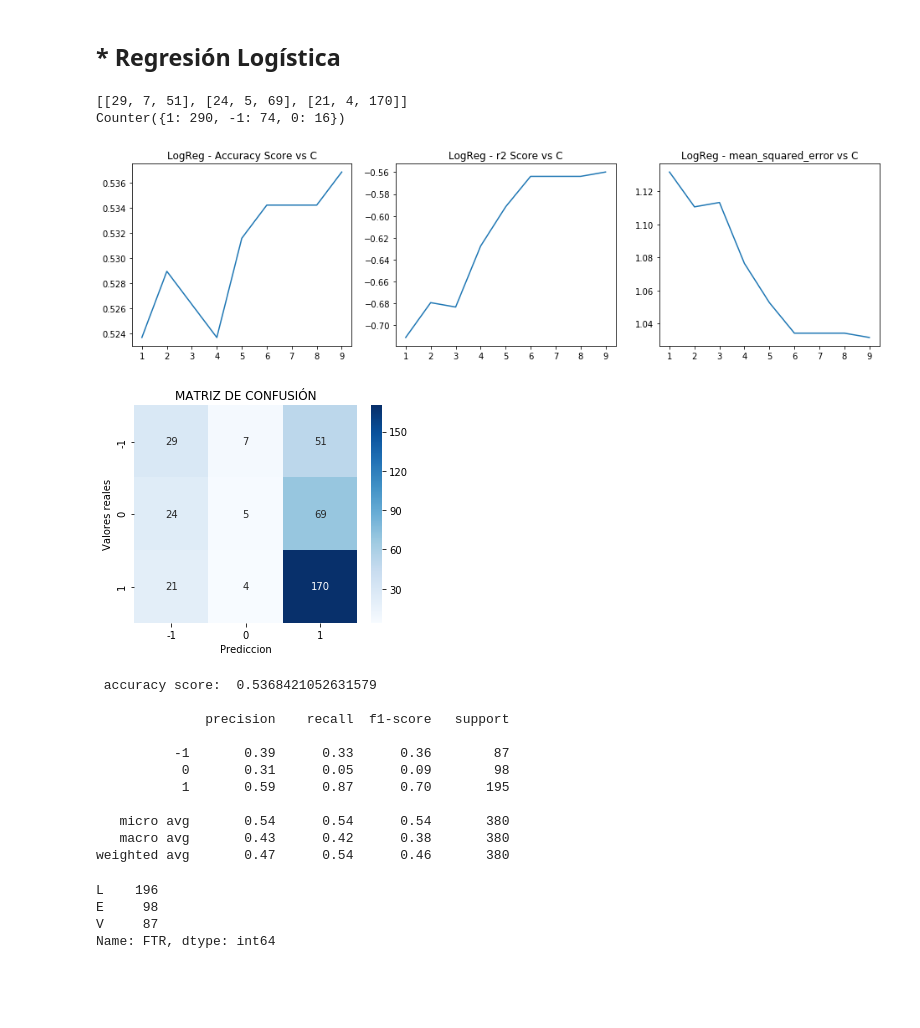
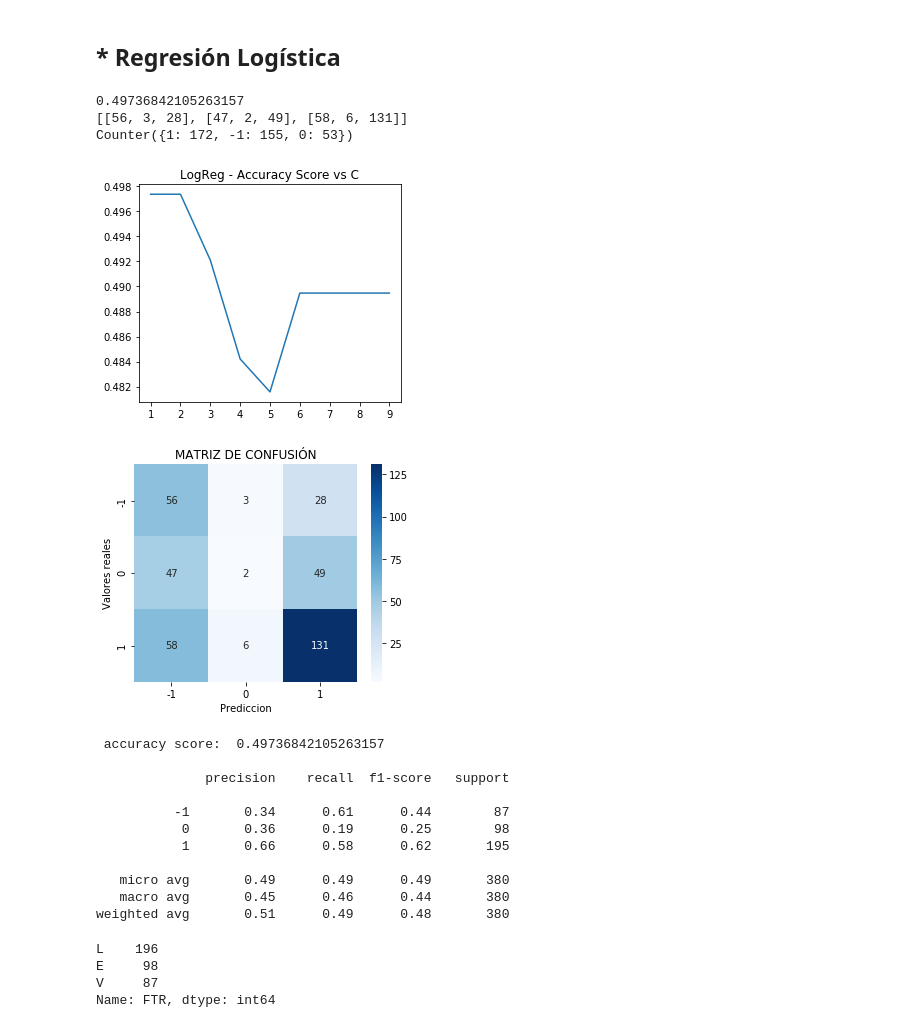
Before and after one commit to efarias04/footballPrediction, a Jupyter notebook: PrediccionFPC.ipynb, the cells around one changed output. Cells and saved outputs as stored; diff of their text form; code cells hidden in the pictures; blank space fills up the shorter version.

```diff
--- a/PrediccionFPC.ipynb
+++ b/PrediccionFPC.ipynb
@@ -660,7 +704,7 @@ scores_logreg_mes = []
 cs = [0.01,0.02,0.1,0.5,1,3,4,5,10]
 
 for c in cs:
-    clf_logreg = LogisticRegression(C=c,solver='lbfgs',multi_class='multinomial', max_iter=500)
+    clf_logreg = LogisticRegression(C=c,solver='lbfgs',multi_class='multinomial', max_iter=500, class_weight='balanced')
     clf_logreg.fit(x_DATA_TRAIN, Y_DATA_TRAIN.values.ravel())
     scores_acc_sco = accuracy_score(Y_DATA_TEST,clf_logreg.predict(X_DATA_TEST))
     scores_r2 = r2_score(Y_DATA_TEST,clf_logreg.predict(X_DATA_TEST))
@@ -671,49 +715,39 @@ for c in cs:
         scores_logreg_conmat= []
         scores_logreg_conmat = confusion_matrix(Y_DATA_TEST,clf_logreg.predict(X_DATA_TEST), labels=[-1, 0, 1])
     scores_logreg_accsco.append(scores_acc_sco)
     scores_logreg_r2.append(scores_r2)
     scores_logreg_mes.append(scores_mes)
+print(ant)
 
 #Creando Grafico
 
 fig = plt.figure(figsize = (16,4))
 
 #Agregando Grafico Accuracy Score
 ax1 = fig.add_subplot(1,3,1)
 ax1.plot(range(1,len(cs)+1),scores_logreg_accsco)
 ax1.set_xticks(range(1,len(cs)+1))
 ax1.set_title("LogReg - Accuracy Score vs C")
-
-#Agregando grafico R-Cuadrado
-ax2 = fig.add_subplot(1,3,2)
-ax2.plot(range(1,len(cs)+1),scores_logreg_r2)
-ax2.set_xticks(range(1,len(cs)+1))
-ax2.set_title("LogReg - r2 Score vs C")
-
-#Agregando grafico raíz del error cuadrático medio
-ax3 = fig.add_subplot(1,3,3)
-ax3.plot(range(1,len(cs)+1),scores_logreg_mes)
-ax3.set_xticks(range(1,len(cs)+1))
-ax3.set_title("LogReg - mean_squared_error vs C")
 
 plt.savefig('logit_Accuracy.png')
 
 import collections
 df_cm = pd.DataFrame(scores_logreg_conmat, index = [i for i in range(-1,2)], columns = [i for i in range(-1,2)])
 plt.figure(figsize = (5,4))
 plt.set_cmap('Blues')
 sns.heatmap(df_cm, annot=True, cmap='Blues', fmt='g')
 plt.xlabel('Prediccion')
 plt.ylabel('Valores reales')
 plt.title('MATRIZ DE CONFUSIÓN')
 print(scores_logreg_conmat.tolist())
 print(collections.Counter(clf_logreg.predict(X_DATA_TEST)))
 plt.savefig('MatrizConfusion_logit.png')
 # %% [output]
-[[29, 7, 51], [24, 5, 69], [21, 4, 170]]
-Counter({1: 290, -1: 74, 0: 16})
+0.49736842105263157
+[[56, 3, 28], [47, 2, 49], [58, 6, 131]]
+Counter({1: 172, -1: 155, 0: 53})
-[figure, old version]
+[figure, new version]
-[figure, old version]
+[figure, new version]
 # %%
 ## Resultados metricas de evaluacion - Regresion Lineal
 max_logreg_r2s = max(scores_logreg_r2)
@@ -725,17 +759,17 @@ from sklearn.metrics import classification_report
 labels=['-1', '0', '1']
 print(classification_report(Y_DATA_TEST, clf_logreg.predict(X_DATA_TEST), target_names=labels))
 # %% [output]
- accuracy score:  0.5368421052631579
+ accuracy score:  0.49736842105263157
 
               precision    recall  f1-score   support
 
-          -1       0.39      0.33      0.36        87
-           0       0.31      0.05      0.09        98
-           1       0.59      0.87      0.70       195
+          -1       0.34      0.61      0.44        87
+           0       0.36      0.19      0.25        98
+           1       0.66      0.58      0.62       195
 
-   micro avg       0.54      0.54      0.54       380
-   macro avg       0.43      0.42      0.38       380
-weighted avg       0.47      0.54      0.46       380
+   micro avg       0.49      0.49      0.49       380
+   macro avg       0.45      0.46      0.44       380
+weighted avg       0.51      0.49      0.48       380
 # %%
 PRUEBA = TABLA_CARACTERISTICAS[['FTR']].loc[1200:(TABLA_CARACTERISTICAS.shape[0])-153]
 PRUEBA["FTR"].value_counts()
```
Also changed, not shown: parts of 12 cells of this notebook, 10 other files.
